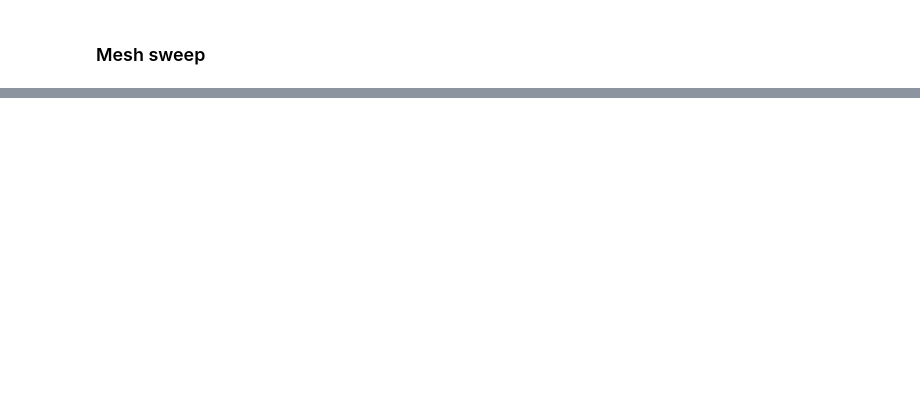
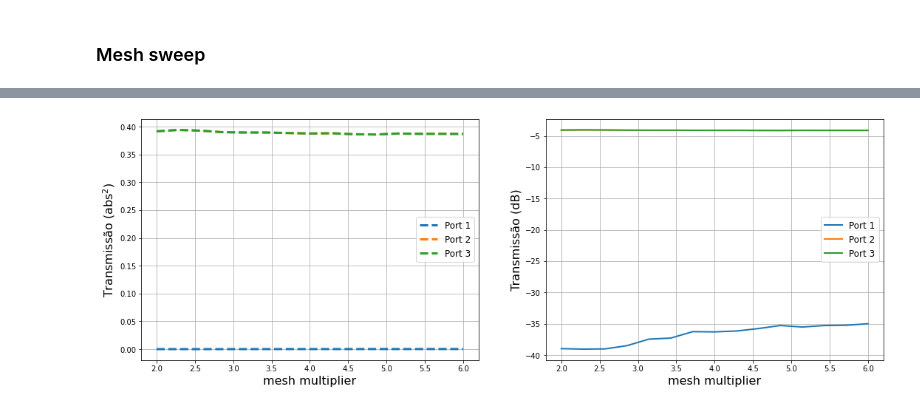
Before and after one commit to CaioRodrigues200/Photonics-training, a Jupyter notebook: Projects/MMI/Lumericalfiles/MMILumapi.ipynb, the cells around one changed output, grey strips where cells are left out. Saved outputs shown, nothing was run; the diff lists cells and outputs as text; code cells hidden in the pictures; blank space fills up the shorter version.

```diff
--- a/Projects/MMI/Lumericalfiles/MMILumapi.ipynb
+++ b/Projects/MMI/Lumericalfiles/MMILumapi.ipynb
@@ -297,9 +344,0 @@ No artists with labels found to put in legend.  Note that artists whose label st
-# %%
-A = np.array([1,2,3,4,5,6,7,8,9,10])
-B = [2,3,4,9,11,8,7,5,12,2]
-
-plt.rcParams["figure.figsize"] = (12,8)
-plt.ylabel(r'Transmissão (abs$^{2}$)', fontsize=16)
-plt.xlabel('Tapper width',fontsize=16)
-plt.plot(A,10*A)
-plt.grid()
@@ -308,2 +345,71 @@ plt.grid()
 # %% [markdown]
 ### Mesh sweep
+# %%
+pMatrix = np.zeros((SMPoints,SParSz))
+kMatrix = np.zeros((SMPoints,SParSz))
+SMRMatrix = np.linspace((SMRange[0][0], SMRange[1][0]),(SMRange[0][1], SMRange[1][1]), SMPoints)
+labelstr = ['0','0','0','0']
+
+print("Mesh sweep in progress...")
+
+if(SMType==0):
+    meshType = 'set maximum mesh step'
+    labelstr[0] = 'maximum mesh step (um)'
+    labelstr[1:3] = ['dx','dy','dz']
+    yscale = 1e6
+    print("Mesh sweep type set to maximum step")
+else:
+    meshType = 'set mesh multiplier'
+    labelstr[0] = 'mesh multiplier'
+    labelstr[1:3] = ['x mesh multiplier','y mesh multiplier','z mesh multiplier']
+    yscale = 1e0
+    print("Mesh sweep type set to multiplier")
+
+for i in range(SMPoints):
+    text = "Progress: " + str(i+1) + "/" + str(SMPoints)
+    print(text)
+
+    mmi.switchtolayout()
+
+    mmi.selectpartial("_mesh")
+    mmi.set(meshType,1)
+    mmi.set(labelstr[1],SMRMatrix[i][SMType])
+    mmi.set(labelstr[2],SMRMatrix[i][SMType])
+    mmi.set(labelstr[3],SMRMatrix[i][SMType])
+
+    mmi.run()
+    mmi.emepropagate()
+
+    A = mmi.getresult("EME","user s matrix")
+    for j in range(SParSz):
+        pMatrix[i,j] = abs(A[SPar[j]-1,0])**2
+        kMatrix[i,j] = 20*np.log10(abs(A[SPar[j]-1,0]))
+
+    pointResults = [pMatrix[i][:],kMatrix[i][:]]
+
+    completeName = os.path.join('../SavedData/MeshSweep','Data'+str(i+1))
+    MSOutfile = open(completeName,'wb')
+    plk.dump(pointResults,MSOutfile)
+    MSOutfile.close()
+
+figure1, swp = plt.subplots(1, 2, figsize=(18,6))
+
+for i in range(SParSz):
+    labelstr2 = 'Port '+str(i+1)
+    if(i%2==0):
+        swp[0].plot(yscale*SMRMatrix[:,SMType],np.transpose(pMatrix[:,i]), '--', label=labelstr2, linewidth=3)
+        swp[1].plot(yscale*SMRMatrix[:,SMType],np.transpose(kMatrix[:,i]), '-', label=labelstr2, linewidth=2)
+    else:
+        swp[0].plot(yscale*SMRMatrix[:,SMType],np.transpose(pMatrix[:,i]), '--',label=labelstr2, linewidth=3)
+        swp[1].plot(yscale*SMRMatrix[:,SMType],np.transpose(kMatrix[:,i]), '-', label=labelstr2, linewidth=2)
+
+swp[0].legend(fontsize=12)
+swp[0].set_xlabel(labelstr[0],fontsize=16)
+swp[0].set_ylabel(r'Transmissão (abs$^{2}$)',fontsize=16)
+swp[0].grid(True)
+
+swp[1].legend(fontsize=12)
+swp[1].set_xlabel(labelstr[0],fontsize=16)
+swp[1].set_ylabel('Transmissão (dB)',fontsize=16)
+swp[1].grid(True)
+# %% [output]
@@ -309,0 +433 @@ plt.grid()
+[figure, added]
```
Also changed, not shown: parts of 15 cells of this notebook, 55 other files.
